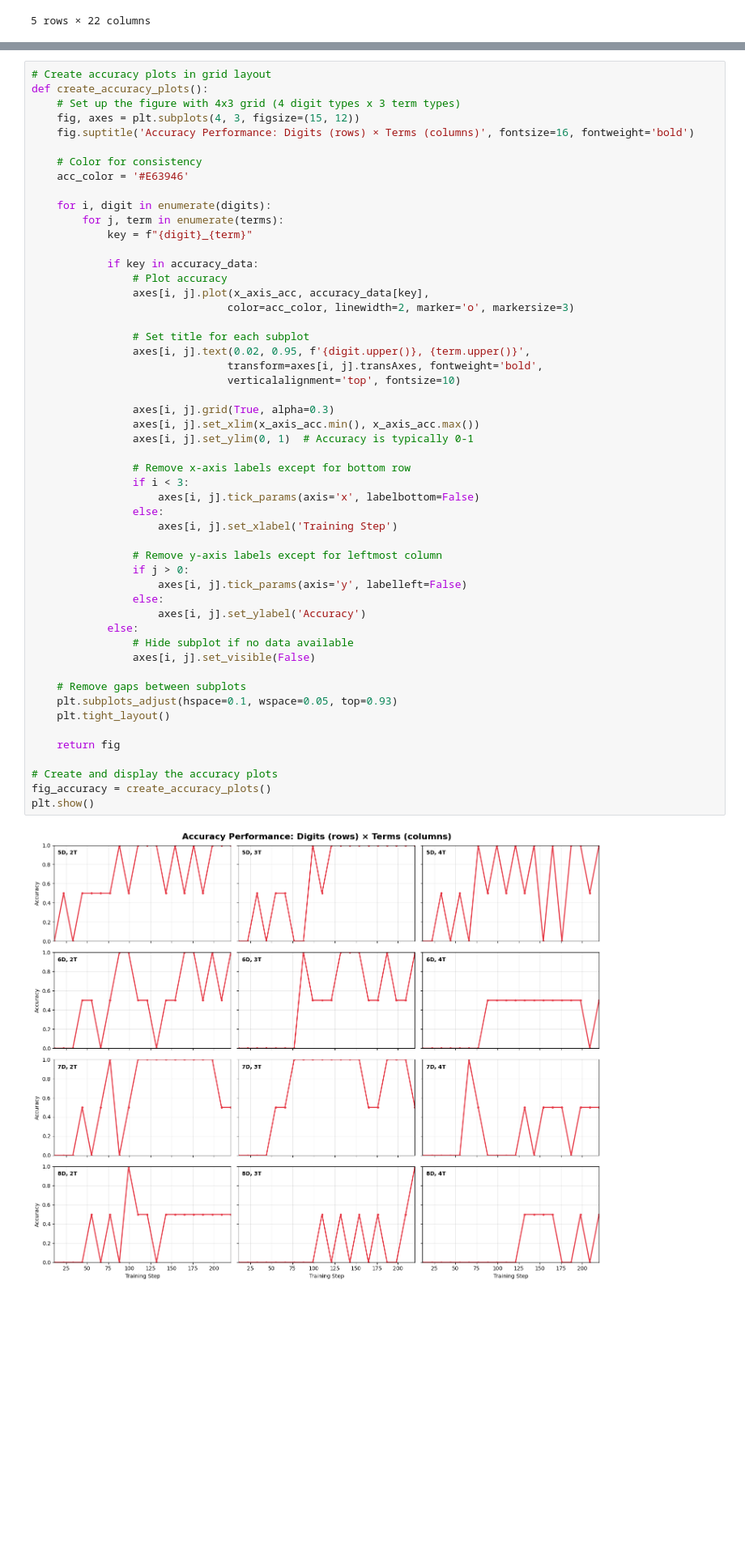
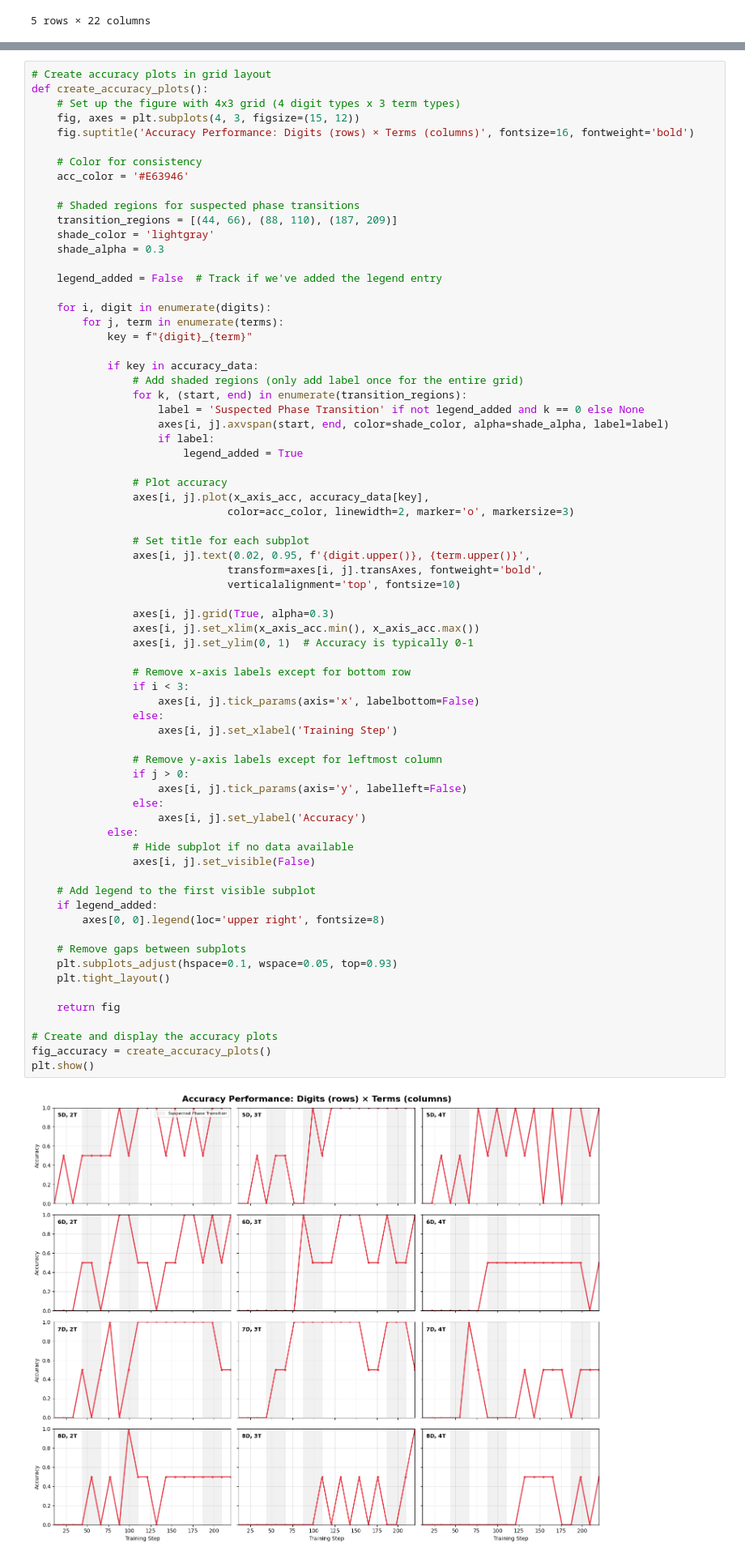
Before and after one commit to ilijalichkovski/apart-physics, a Jupyter notebook: results/create_plots.ipynb, the cells around one changed output, grey strips where cells are left out. Shown: that part at 81% size. Drawn from its saved outputs; the diff is of its cells as text; blank space fills up the shorter version.

```diff
--- a/results/create_plots.ipynb
+++ b/results/create_plots.ipynb
@@ -303,11 +327,25 @@ def create_accuracy_plots():
     # Color for consistency
     acc_color = '#E63946'
 
+    # Shaded regions for suspected phase transitions
+    transition_regions = [(44, 66), (88, 110), (187, 209)]
+    shade_color = 'lightgray'
+    shade_alpha = 0.3
+
+    legend_added = False  # Track if we've added the legend entry
+
     for i, digit in enumerate(digits):
         for j, term in enumerate(terms):
             key = f"{digit}_{term}"
 
             if key in accuracy_data:
+                # Add shaded regions (only add label once for the entire grid)
+                for k, (start, end) in enumerate(transition_regions):
+                    label = 'Suspected Phase Transition' if not legend_added and k == 0 else None
+                    axes[i, j].axvspan(start, end, color=shade_color, alpha=shade_alpha, label=label)
+                    if label:
+                        legend_added = True
+
                 # Plot accuracy
                 axes[i, j].plot(x_axis_acc, accuracy_data[key],
                                color=acc_color, linewidth=2, marker='o', markersize=3)
@@ -319,34 +357,38 @@ def create_accuracy_plots():
 
                 axes[i, j].grid(True, alpha=0.3)
                 axes[i, j].set_xlim(x_axis_acc.min(), x_axis_acc.max())
                 axes[i, j].set_ylim(0, 1)  # Accuracy is typically 0-1
 
                 # Remove x-axis labels except for bottom row
                 if i < 3:
                     axes[i, j].tick_params(axis='x', labelbottom=False)
                 else:
                     axes[i, j].set_xlabel('Training Step')
 
                 # Remove y-axis labels except for leftmost column
                 if j > 0:
                     axes[i, j].tick_params(axis='y', labelleft=False)
                 else:
                     axes[i, j].set_ylabel('Accuracy')
             else:
                 # Hide subplot if no data available
                 axes[i, j].set_visible(False)
 
+    # Add legend to the first visible subplot
+    if legend_added:
+        axes[0, 0].legend(loc='upper right', fontsize=8)
+
     # Remove gaps between subplots
     plt.subplots_adjust(hspace=0.1, wspace=0.05, top=0.93)
     plt.tight_layout()
 
     return fig
 
 # Create and display the accuracy plots
 fig_accuracy = create_accuracy_plots()
 plt.show()
 # %% [output]
-[figure, old version]
+[figure, new version]
 # %%
 # Updated save plots function to include accuracy plots
 def save_all_plots():
```
Also changed, not shown: parts of 2 cells of this notebook.
